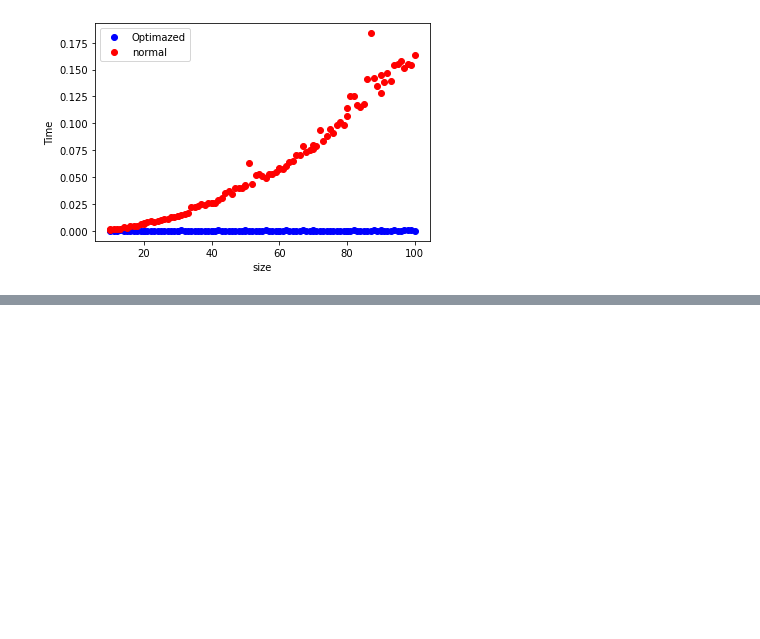
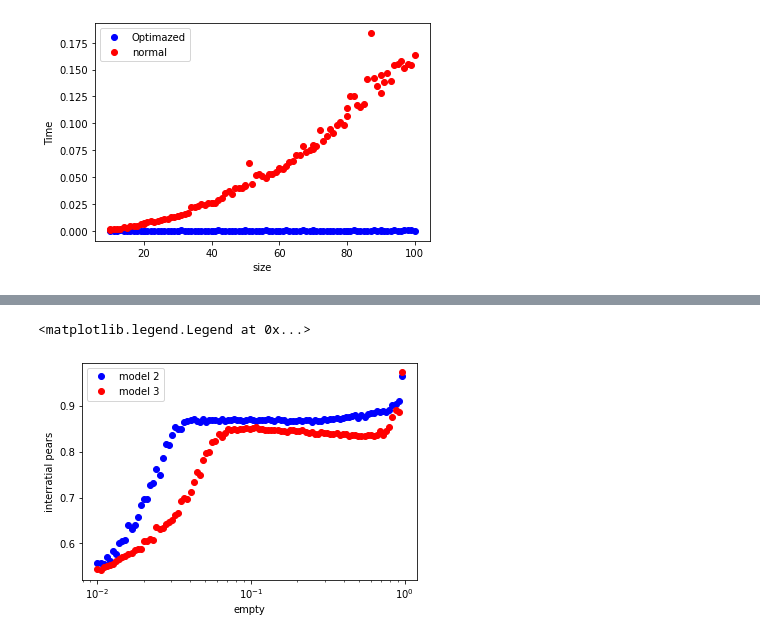
Before and after one commit to quimort/schellings-model, a Jupyter notebook: analisis.ipynb, the cells around one changed output, grey strips where cells are left out. Saved outputs shown, nothing was run; the diff lists cells and outputs as text; code cells hidden in the pictures; blank space fills up the shorter version.

```diff
--- a/analisis.ipynb
+++ b/analisis.ipynb
@@ -34,0 +51,10 @@ AttributeError: module 'matplotlib.pyplot' has no attribute 'set_xscale'
+# %%
+plt.plot(df2.index,df2['mean interratial pears final'],'bo',label="model 2")
+plt.plot(df3.index,df3['mean interratial pears final'],'ro',label="model 3")
+plt.xlabel("empty")
+plt.ylabel("interratial pears")
+plt.xscale('log')
+plt.legend()
+# %% [output]
+<matplotlib.legend.Legend at 0x...>
+[figure, added]
```
Also changed, not shown: parts of 2 cells of this notebook, 3 other files.
